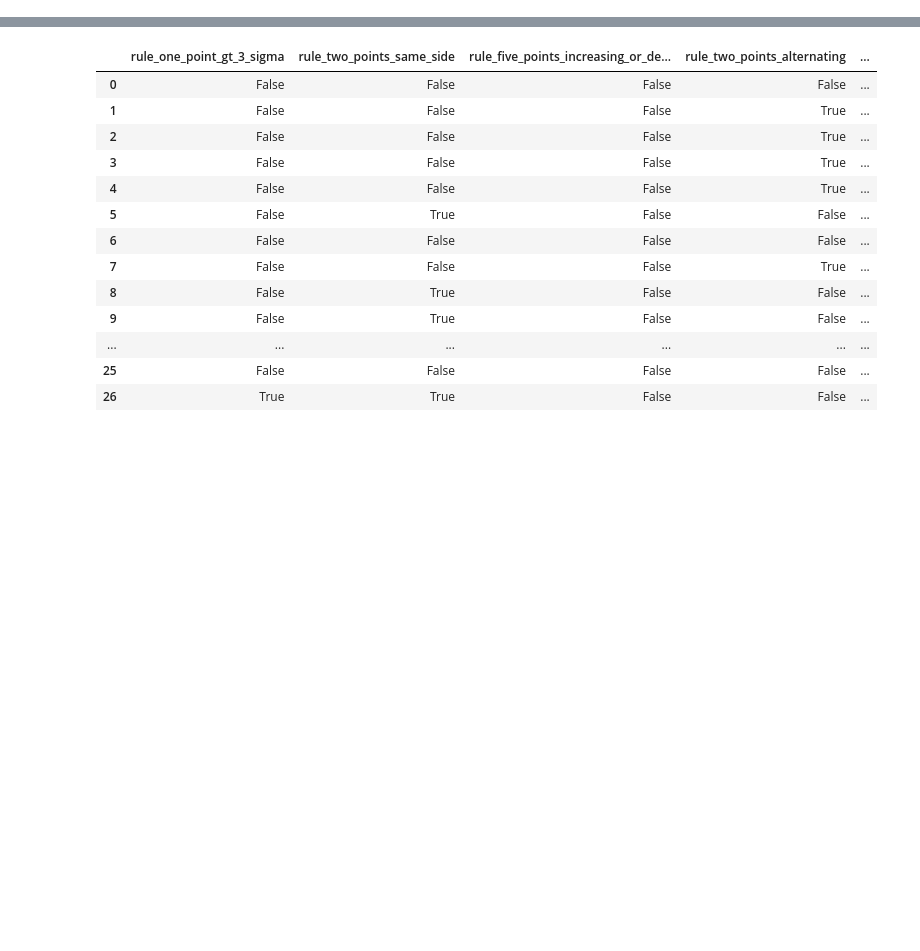
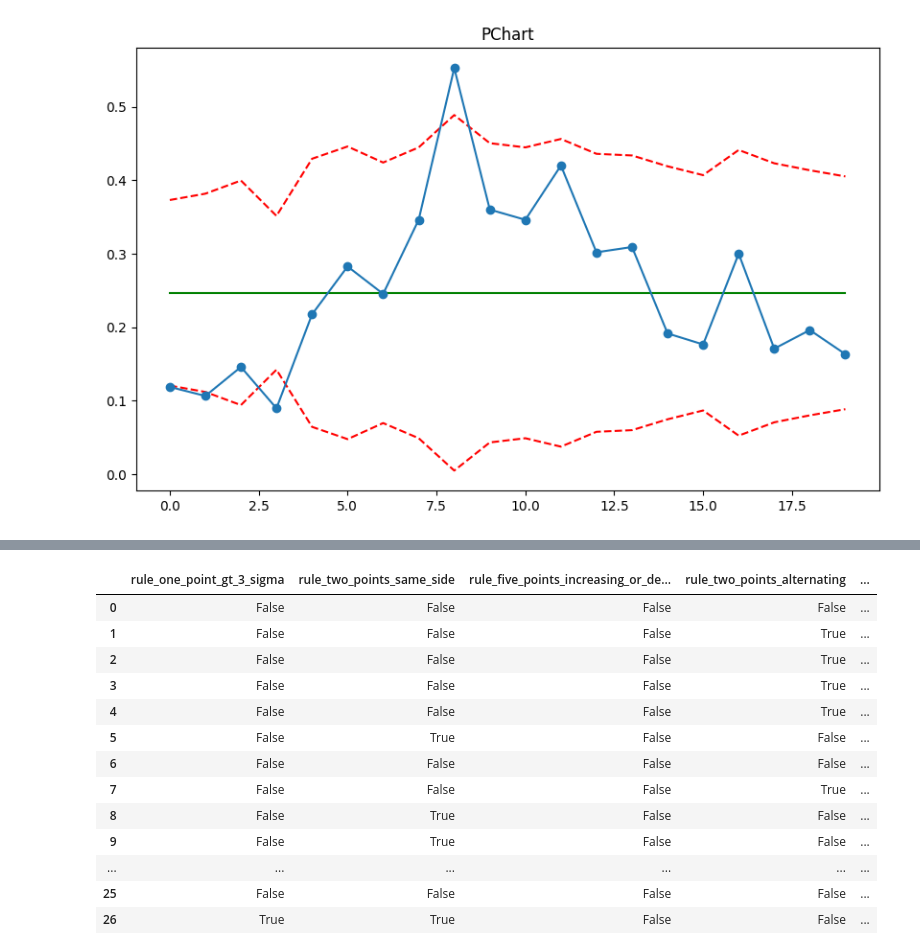
Before and after one commit to philipsolarz/spc-toolbox, a Jupyter notebook: examples/PChart.ipynb, the cells around one changed output, grey strips where cells are left out. Drawn from its saved outputs; the diff is of its cells as text; code cells hidden in the pictures; blank space fills up the shorter version.

```diff
--- a/examples/PChart.ipynb
+++ b/examples/PChart.ipynb
@@ -1,3 +1,15 @@
+# %%
+import pandas as pd
+from spc_toolbox import PChart
+
+df = pd.read_excel("data/SPC-P_chart.xlsx")
+
+pChart = PChart()
+
+pChart.fit(index=df.index, defective_items=df["Number without spare tyres"], total_items=df["Number of drivers questioned"], z=3.0)
+pChart.plot()
+# %% [output]
+[figure, added]
 # %%
 import pandas as pd
 from spc_toolbox import PChart
```
Also changed, not shown: parts of 1 cell of this notebook, 10 other files.
